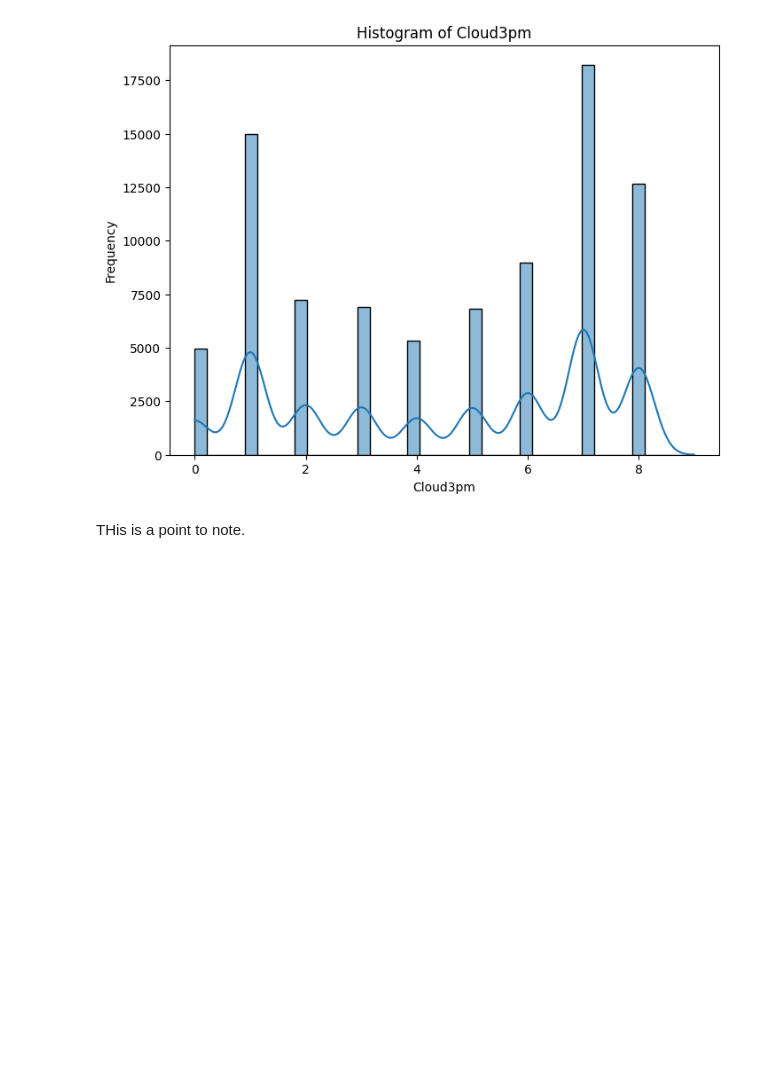
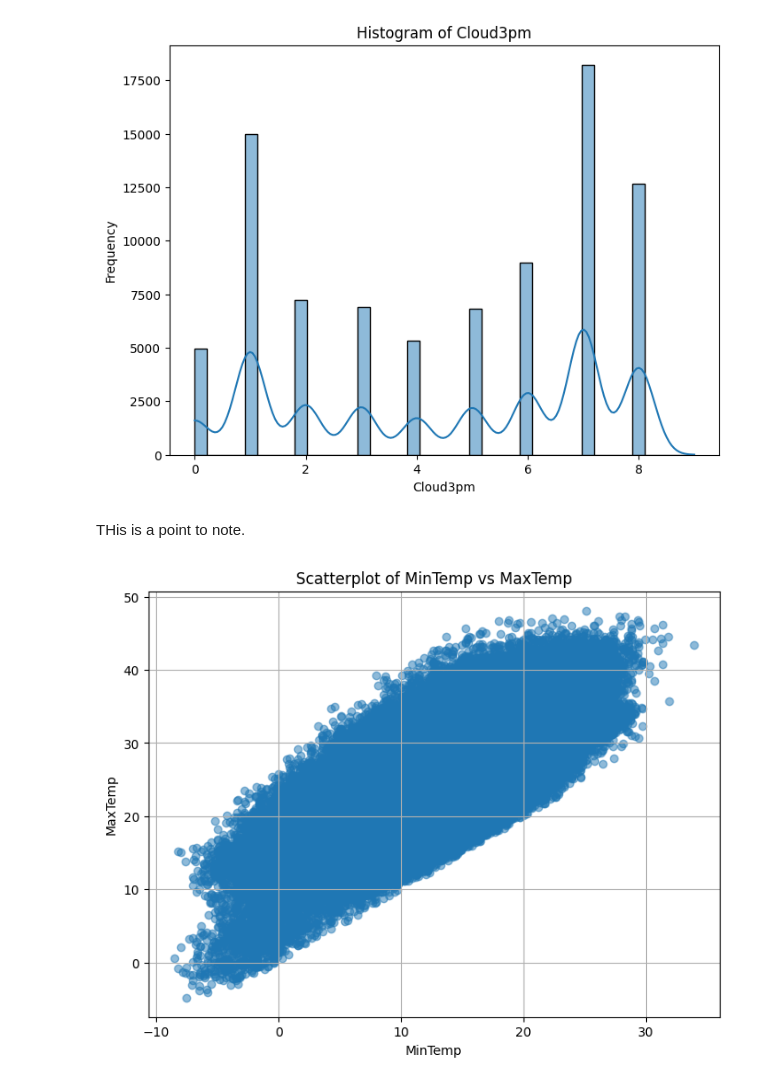
Before and after one commit to gorky93/classification_rainfallprediction, a Jupyter notebook: rainfall_prediction_using_logistic_regression.ipynb, the cells around one changed output. Cells and saved outputs as stored; diff of their text form; code cells hidden in the pictures; blank space fills up the shorter version.

```diff
--- a/rainfall_prediction_using_logistic_regression.ipynb
+++ b/rainfall_prediction_using_logistic_regression.ipynb
@@ -143,3 +143,15 @@ for col in columns_to_plot:
 [figure]
 # %% [markdown]
 THis is a point to note.
+# %%
+import matplotlib.pyplot as plt
+
+plt.figure(figsize=(8, 6))
+plt.scatter(df['MinTemp'], df['MaxTemp'], alpha=0.5)
+plt.title('Scatterplot of MinTemp vs MaxTemp')
+plt.xlabel('MinTemp')
+plt.ylabel('MaxTemp')
+plt.grid(True)
+plt.show()
+# %% [output]
+[figure, added]
```
Also changed, not shown: parts of 26 cells of this notebook.
